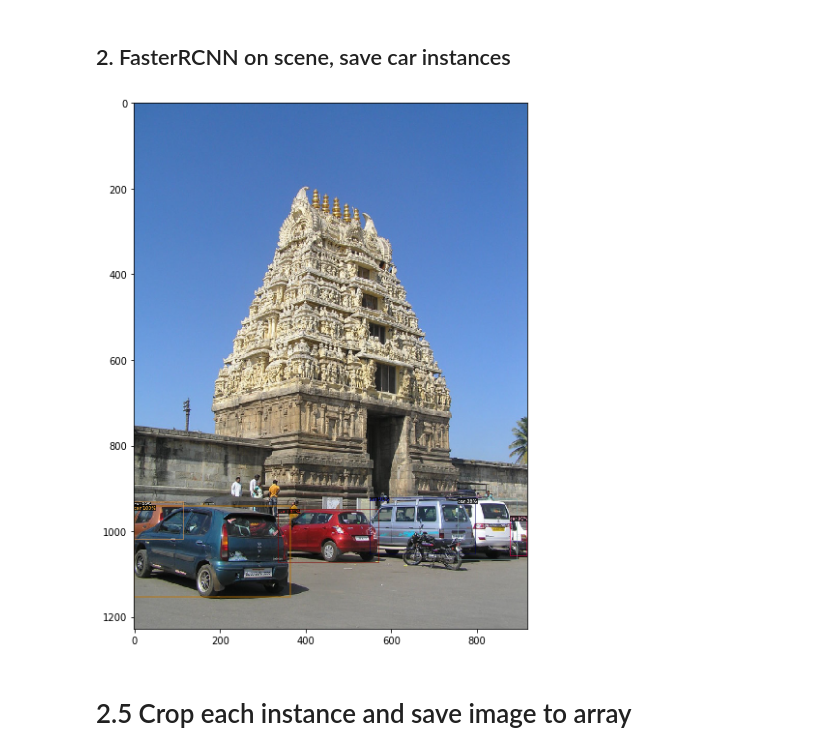
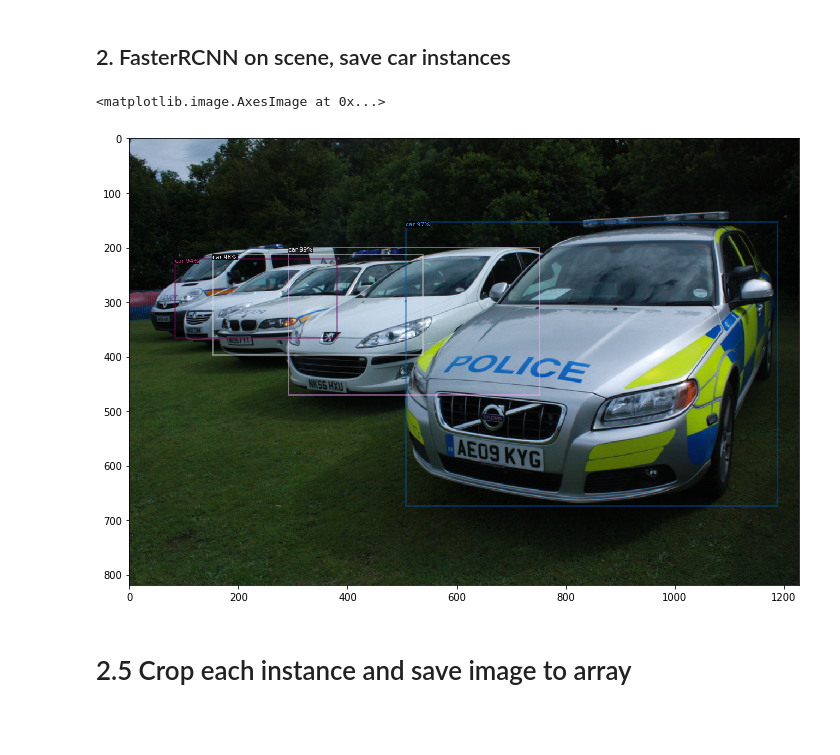
Before and after one commit to jwillow19/license-plate-detection-recognition, a Jupyter notebook: pipeline/Pipeline.ipynb, the cells around one changed output. Saved outputs shown, nothing was run; the diff lists cells and outputs as text; code cells hidden in the pictures; blank space fills up the shorter version.

```diff
--- a/pipeline/Pipeline.ipynb
+++ b/pipeline/Pipeline.ipynb
@@ -368,13 +370,11 @@ def detect_lp_chars(crop_characters):
 input_path = glob.glob('../car_detection/test/Car/*.jpg')
 print('Found %i images...'%(len(input_path)))
 
-input_path[126]
-
 fig = plt.figure(figsize=(12,10))
 plt.axis(False)
-im = cv2.imread(input_path[126])
-im = cv2.cvtColor(im, cv2.COLOR_BGR2RGB)
-plt.imshow(im)
-plt.savefig('../img/scene_demo')
+original = cv2.imread(input_path[1])
+original = cv2.cvtColor(original, cv2.COLOR_BGR2RGB)
+plt.imshow(original)
+# plt.savefig('../img/scene_demo')
 # %% [output]
 Found 136 images...
@@ -384,19 +385,20 @@ Found 136 images...
 # %%
 # Model configuration and Default Pre
 cfg, predictor = cfg_detectron()
 # Predict image
-outputs = predictor(im)
-carInstance, cars_list = prune_class(outputs)
+outputs = predictor(original)
+carInstance, _ = prune_class(outputs)
 
 # We can use `Visualizer` to draw the predictions on the image.
-v = Visualizer(im[:, :, ::-1], MetadataCatalog.get(cfg.DATASETS.TRAIN[0]), scale=1.2)
+v = Visualizer(original[:, :, ::-1], MetadataCatalog.get(cfg.DATASETS.TRAIN[0]), scale=1.2)
 v = v.draw_instance_predictions(carInstance["instances"].to("cpu"))
 fig = plt.figure(figsize=(12,10))
 plt.imshow(v.get_image()[:, :, ::-1])
-plt.savefig('../img/detect_scene_demo')
+# plt.savefig('../img/detect_scene_demo')
 # cv2.imwrite('carPredictEx.jpg', v.get_image()[:, :, ::-1])
 # %% [output]
+<matplotlib.image.AxesImage at 0x...>
-[figure, old version]
+[figure, new version]
 # %% [markdown]
 # 2.5 Crop each instance and save image to array
 # %%
```
Also changed, not shown: parts of 14 cells of this notebook.
